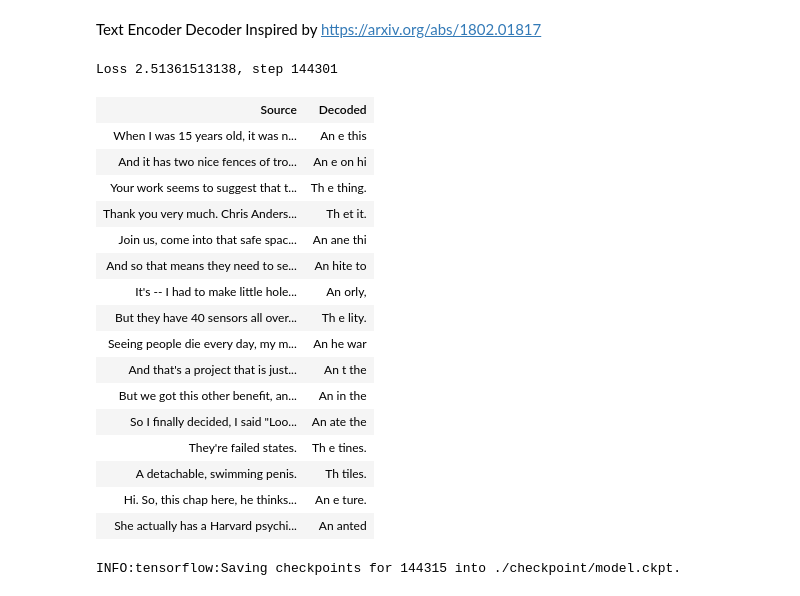
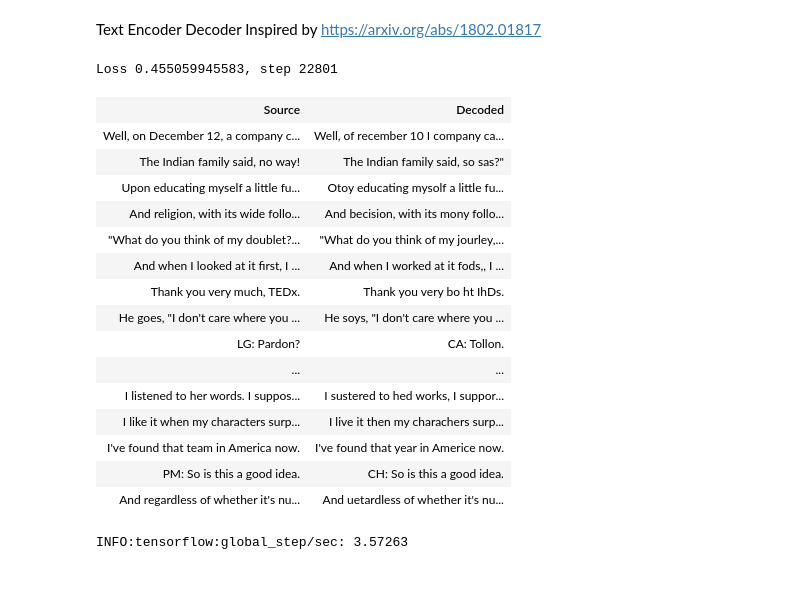
Before and after one commit to MaxGubin/not_autoregressive_text, a Jupyter notebook: Encoder-Decoder.ipynb, the cells around one changed output. Cells and saved outputs as stored; diff of their text form; code cells hidden in the pictures.

Commit message:
Working Batch Norm

```diff
--- a/Encoder-Decoder.ipynb
+++ b/Encoder-Decoder.ipynb
@@ -12,7 +12,7 @@ params = tf.contrib.training.HParams(
     max_string_length = 64,
     model_n = 8,
 
-    batch_size = 16,
+    batch_size = 256,
     shuffle_buffer = 10000,
     num_epochs = 10,
 
@@ -31,10 +31,10 @@ def byte_hot_encoding(byte_codes):
 # %%
 # Converts a prediction back to a string.
 def _codes_to_string(codes):
-    return "".join((chr(c) for c in codes))
+    return "".join((chr(min(127, c)) for c in codes))
 
 def _argmax_to_string(argmaxes):
-    return "".join((chr(np.argmax(c)) for c in argmaxes))
+    return "".join((chr(min(127, np.argmax(c))) for c in argmaxes))
 
 def decode_text(decoded_tensor):
     from_max = tf.argmax(decoded_tensor, axis=-1)
@@ -89,12 +90,13 @@ def decoder_fully_connected(input_data):
         output = tf.reshape(layer_outputs[-1], shape=[-1,layer_size/params.conv_n_filters, params.conv_n_filters])
     return output
 
-def decoder_transform_to_external(input_data, depth, layer_id):
+def decoder_transform_to_external(input_data, depth, layer_id, training_flag):
     with tf.variable_scope("decoder_transform_%d" % layer_id):
       layer_outputs = [input_data]
       for _ in range(depth):
-        layer_output = tf.layers.conv1d(layer_outputs[-1],filters=params.conv_n_filters, kernel_size=params.conv_filter_size, padding="same", activation=tf.nn.relu)
-        layer_output = tf.layers.batch_normalization(layer_output)
+        layer_output = tf.layers.conv1d(layer_outputs[-1],filters=params.conv_n_filters, kernel_size=params.conv_filter_size, padding="same", activation=None)
+        layer_output = tf.layers.batch_normalization(layer_output, training=training_flag)
+        layer_output = tf.nn.relu(layer_output)
         # Extend size
         if len(layer_outputs) > 2:
           # add residual connection
@@ -102,23 +104,24 @@ def decoder_transform_to_external(input_data, depth, layer_id):
         layer_outputs.append(layer_output)
     return layer_outputs[-1]
 
-def decoder_recursion_layer(input_data, layer_id):
+def decoder_recursion_layer(input_data, layer_id, training_flag):
     with tf.variable_scope("decoder_expansion_%d" % layer_id):
-        processed = decoder_transform_to_external(input_data, params.model_n-1,layer_id)
+        processed = decoder_transform_to_external(input_data, params.model_n-1,layer_id, training_flag)
         # Expand convolution.
-        expanded = tf.layers.conv1d(processed,filters=2*params.conv_n_filters, kernel_size=params.conv_filter_size, padding="same", activation=tf.nn.relu)
-        expanded = tf.layers.batch_normalization(expanded)
+        expanded = tf.layers.conv1d(processed,filters=2*params.conv_n_filters, kernel_size=params.conv_filter_size, padding="same", activation=None)
+        expanded = tf.layers.batch_normalization(expanded, training=training_flag)
+        expanded = tf.nn.relu(expanded)
         # Un-sampling is done by resize.
         expanded_shape = expanded.get_shape()
         expanded = tf.reshape(expanded, shape = [-1,expanded_shape[1].value*2,expanded_shape[2].value/2])
         return expanded
 
-def build_decoder(output_data):
+def build_decoder(output_data, training_flag):
     #data = [decoder_fully_connected(output_data)]
     data = [output_data]
     for i in range(5,1, -1):
-        data.append(decoder_recursion_layer(data[-1], i))
-    return decoder_transform_to_external(data[-1], params.model_n, 0)
+        data.append(decoder_recursion_layer(data[-1], i, training_flag))
+    return decoder_transform_to_external(data[-1], params.model_n, 0, training_flag)
 # %%
 with tf.Graph().as_default():
     dataset = tf.contrib.data.TextLineDataset("train.en")
@@ -128,60 +131,60 @@ with tf.Graph().as_default():
     dataset = dataset.padded_batch(params.batch_size, [params.max_string_length])
     dataset = dataset.map(byte_hot_encoding)
     training_iterator = dataset.make_initializable_iterator()
+    training_flag = tf.placeholder(tf.bool, shape=(), name="training_flag")
     next_element = training_iterator.get_next()
-    encoded = build_encoder(next_element)
-    predicted = build_decoder(encoded)
+    encoded = build_encoder(next_element, training_flag)
+    predicted = build_decoder(encoded, training_flag)
     predicted_text = decode_text(predicted)
     loss = tf.losses.softmax_cross_entropy(tf.reshape(next_element, shape=[-1,256]), tf.reshape(predicted, shape=[-1, 256]))
     optimizer = tf.train.AdamOptimizer()
     global_step = tf.Variable(0, trainable=False, name="global_step")
     exponential_decay_fn = functools.partial(
       tf.train.exponential_decay,
       decay_steps=10000,
       decay_rate=0.5,
       staircase=True)
     update_ops = tf.get_collection(tf.GraphKeys.UPDATE_OPS)
     with tf.control_dependencies(update_ops):
         training_op = tf.contrib.layers.optimize_loss(
             loss,
             global_step,
             learning_rate=None,
             optimizer=optimizer,
             learning_rate_decay_fn=exponential_decay_fn)
     scaffold = tf.train.Scaffold(
         local_init_op=tf.group(tf.local_variables_initializer(),training_iterator.initializer),
         init_op=tf.global_variables_initializer())
     with tf.train.MonitoredTrainingSession(checkpoint_dir="./checkpoint",scaffold=scaffold, save_checkpoint_secs=120, save_summaries_secs=60) as sess:
         print "Start training"
         while not sess.should_stop():
-            o_loss, _, o_step = sess.run([loss, training_op, global_step])
+            o_loss, _, o_step = sess.run([loss, training_op, global_step],  {training_flag:True})
             if o_step%100 == 1:
                 clear_output(True)
                 output_string = """Loss {0}, step {1} <BR><table>
                 <tr><th>Source</th><th>Decoded</th></tr>""".format(o_loss, o_step)
-                o_source_text, o_predicted_text = sess.run([next_element, predicted_text])
+                o_source_text, o_predicted_text = sess.run([next_element, predicted_text], {training_flag:False})
                 for t_source, t_predicted in zip((x for x in o_source_text),(y for y in o_predicted_text)):
                     output_string += """<tr><td>{source}</td><td>{decoded}</td></tr>""".format(source=_argmax_to_string(t_source),
                                                                                                decoded=_codes_to_string(t_predicted))
                 output_string += "</table>"
-                display_html(output_string, raw=True)
+                display(HTML(output_string))
 # %% [output]
-Loss 2.51361513138, step 144301
+Loss 0.455059945583, step 22801
 | Source | Decoded |
-| When I was 15 years old, it was n... | An e this |
-| And it has two nice fences of tro... | An e on hi |
-| Your work seems to suggest that t... | Th e thing. |
-| Thank you very much. Chris Anders... | Th et it. |
-| Join us, come into that safe spac... | An ane thi |
-| And so that means they need to se... | An hite to |
-| It's -- I had to make little hole... | An orly, |
-| But they have 40 sensors all over... | Th e lity. |
-| Seeing people die every day, my m... | An he war |
-| And that's a project that is just... | An t the |
-| But we got this other benefit, an... | An in the |
-| So I finally decided, I said "Loo... | An ate the |
-| They're failed states. | Th e tines. |
-| A detachable, swimming penis. | Th tiles. |
-| Hi. So, this chap here, he thinks... | An e ture. |
-| She actually has a Harvard psychi... | An anted |
+| Well, on December 12, a company c... | Well, of recember 10 I company ca... |
+| The Indian family said, no way! | The Indian family said, so sas?" |
+| Upon educating myself a little fu... | Otoy educating mysolf a little fu... |
+| And religion, with its wide follo... | And becision, with its mony follo... |
+| "What do you think of my doublet?... | "What do you think of my jourley,... |
+| And when I looked at it first, I ... | And when I worked at it fods,, I ... |
+| Thank you very much, TEDx. | Thank you very bo ht IhDs. |
+| He goes, "I don't care where you ... | He soys, "I don't care where you ... |
+| LG: Pardon? | CA: Tollon. |
+| ... | ... |
+| I listened to her words. I suppos... | I sustered to hed works, I suppor... |
+| I like it when my characters surp... | I live it then my charachers surp... |
+| I've found that team in America now. | I've found that year in Americe now. |
+| PM: So is this a good idea. | CH: So is this a good idea. |
+| And regardless of whether it's nu... | And uetardless of whether it's nu... |
-INFO:tensorflow:Saving checkpoints for 144315 into ./checkpoint/model.ckpt.
+INFO:tensorflow:global_step/sec: 3.57263
```
Also changed, not shown: parts of 2 cells of this notebook.
